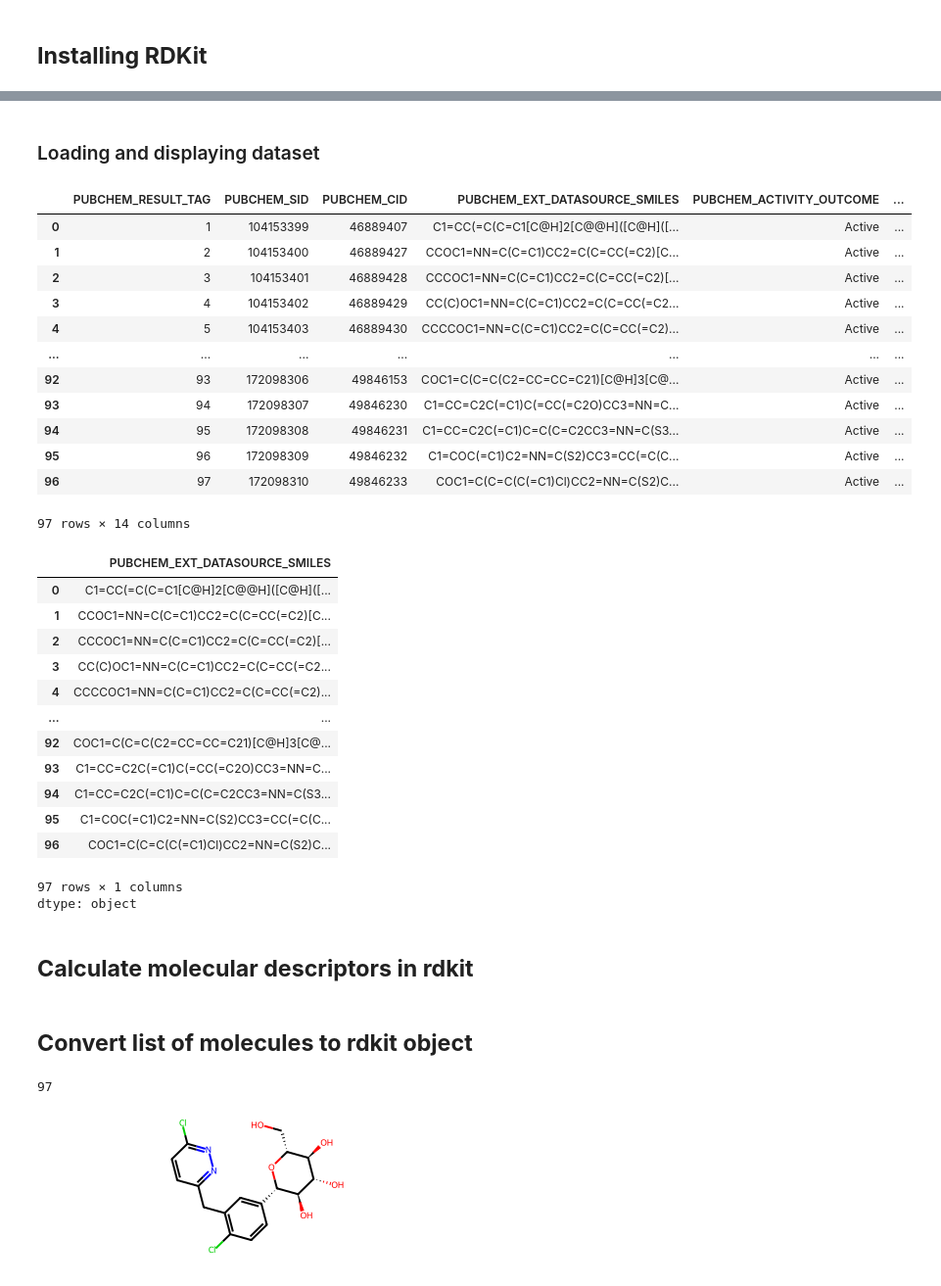
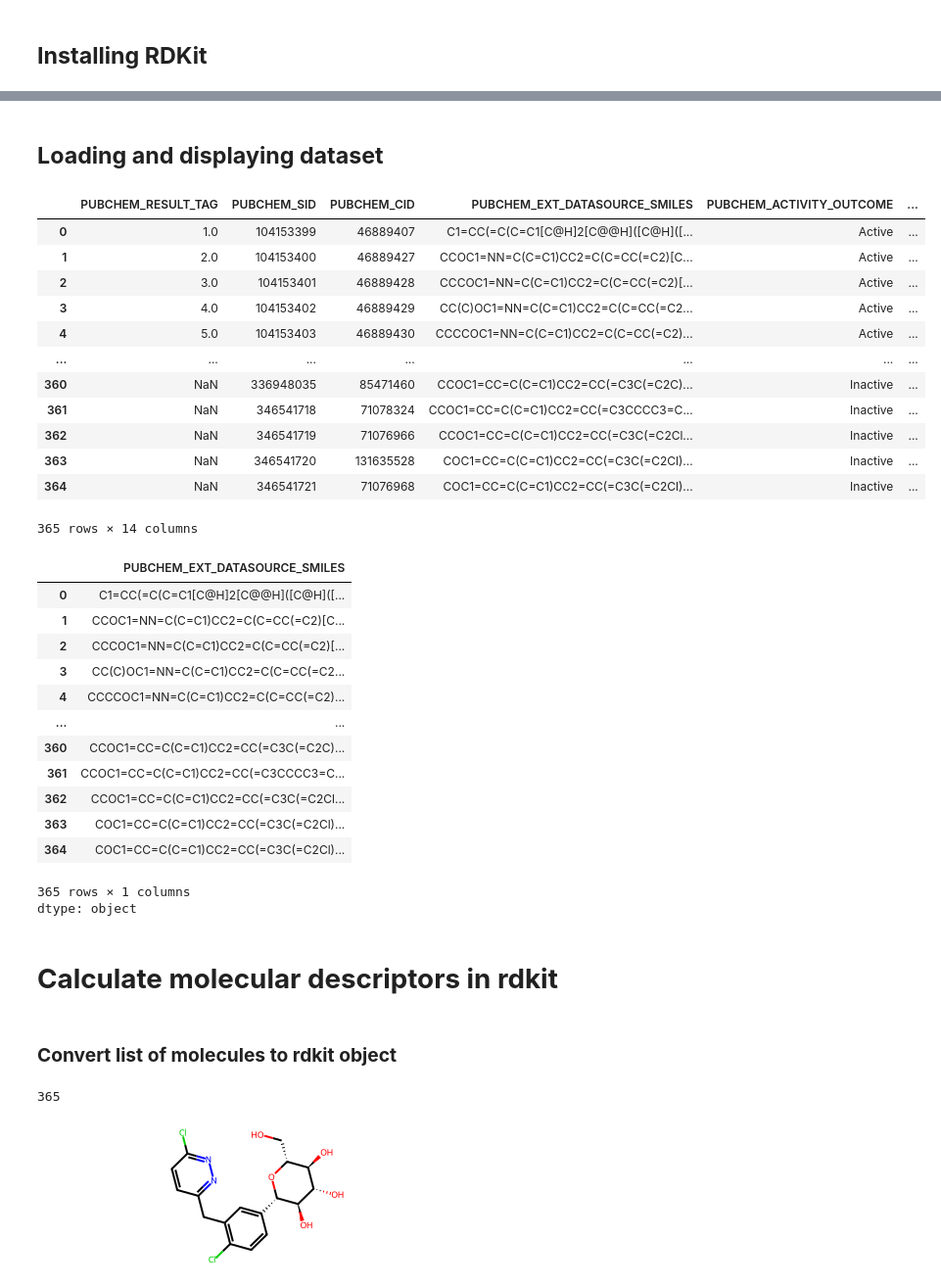
Before and after one commit to Seyram-1/AI-Internship_1, a Jupyter notebook: AI_internship_project.ipynb, the cells around one changed output, grey strips where cells are left out. Shown at 98% size. Cells and saved outputs as stored; diff of their text form; code cells hidden in the pictures.

```diff
--- a/AI_internship_project.ipynb
+++ b/AI_internship_project.ipynb
@@ -38,24 +38,24 @@ Requirement already satisfied: Pillow in /usr/local/lib/python3.7/site-packages
 # %%
 import pandas as pd
 # %% [markdown]
-### Loading and displaying dataset
+## **Loading and displaying dataset**
 # %%
-dataset = pd.read_excel('/content/Pubchem_data_SGLT2_03112025.xlsx')
+dataset = pd.read_excel('/content/Punchem_data_SGLT2_03112025_integrated.xlsx')
 dataset
 # %% [output]
 |  | PUBCHEM_RESULT_TAG | PUBCHEM_SID | PUBCHEM_CID | PUBCHEM_EXT_DATASOURCE_SMILES | PUBCHEM_ACTIVITY_OUTCOME | ... |
-| 0 | 1 | 104153399 | 46889407 | C1=CC(=C(C=C1[C@H]2[C@@H]([C@H]([... | Active | ... |
-| 1 | 2 | 104153400 | 46889427 | CCOC1=NN=C(C=C1)CC2=C(C=CC(=C2)[C... | Active | ... |
-| 2 | 3 | 104153401 | 46889428 | CCCOC1=NN=C(C=C1)CC2=C(C=CC(=C2)[... | Active | ... |
-| 3 | 4 | 104153402 | 46889429 | CC(C)OC1=NN=C(C=C1)CC2=C(C=CC(=C2... | Active | ... |
-| 4 | 5 | 104153403 | 46889430 | CCCCOC1=NN=C(C=C1)CC2=C(C=CC(=C2)... | Active | ... |
+| 0 | 1.0 | 104153399 | 46889407 | C1=CC(=C(C=C1[C@H]2[C@@H]([C@H]([... | Active | ... |
+| 1 | 2.0 | 104153400 | 46889427 | CCOC1=NN=C(C=C1)CC2=C(C=CC(=C2)[C... | Active | ... |
+| 2 | 3.0 | 104153401 | 46889428 | CCCOC1=NN=C(C=C1)CC2=C(C=CC(=C2)[... | Active | ... |
+| 3 | 4.0 | 104153402 | 46889429 | CC(C)OC1=NN=C(C=C1)CC2=C(C=CC(=C2... | Active | ... |
+| 4 | 5.0 | 104153403 | 46889430 | CCCCOC1=NN=C(C=C1)CC2=C(C=CC(=C2)... | Active | ... |
 | ... | ... | ... | ... | ... | ... | ... |
-| 92 | 93 | 172098306 | 49846153 | COC1=C(C=C(C2=CC=CC=C21)[C@H]3[C@... | Active | ... |
-| 93 | 94 | 172098307 | 49846230 | C1=CC=C2C(=C1)C(=CC(=C2O)CC3=NN=C... | Active | ... |
-| 94 | 95 | 172098308 | 49846231 | C1=CC=C2C(=C1)C=C(C=C2CC3=NN=C(S3... | Active | ... |
-| 95 | 96 | 172098309 | 49846232 | C1=COC(=C1)C2=NN=C(S2)CC3=CC(=C(C... | Active | ... |
-| 96 | 97 | 172098310 | 49846233 | COC1=C(C=C(C(=C1)Cl)CC2=NN=C(S2)C... | Active | ... |
+| 360 | NaN | 336948035 | 85471460 | CCOC1=CC=C(C=C1)CC2=CC(=C3C(=C2C)... | Inactive | ... |
+| 361 | NaN | 346541718 | 71078324 | CCOC1=CC=C(C=C1)CC2=CC(=C3CCCC3=C... | Inactive | ... |
+| 362 | NaN | 346541719 | 71076966 | CCOC1=CC=C(C=C1)CC2=CC(=C3C(=C2Cl... | Inactive | ... |
+| 363 | NaN | 346541720 | 131635528 | COC1=CC=C(C=C1)CC2=CC(=C3C(=C2Cl)... | Inactive | ... |
+| 364 | NaN | 346541721 | 71076968 | COC1=CC=C(C=C1)CC2=CC(=C3C(=C2Cl)... | Inactive | ... |
-97 rows × 14 columns
+365 rows × 14 columns
 # %%
 display(dataset['PUBCHEM_EXT_DATASOURCE_SMILES'])
 # %% [output]
@@ -66,14 +66,14 @@ display(dataset['PUBCHEM_EXT_DATASOURCE_SMILES'])
 | 3 | CC(C)OC1=NN=C(C=C1)CC2=C(C=CC(=C2... |
 | 4 | CCCCOC1=NN=C(C=C1)CC2=C(C=CC(=C2)... |
 | ... | ... |
-| 92 | COC1=C(C=C(C2=CC=CC=C21)[C@H]3[C@... |
-| 93 | C1=CC=C2C(=C1)C(=CC(=C2O)CC3=NN=C... |
-| 94 | C1=CC=C2C(=C1)C=C(C=C2CC3=NN=C(S3... |
-| 95 | C1=COC(=C1)C2=NN=C(S2)CC3=CC(=C(C... |
-| 96 | COC1=C(C=C(C(=C1)Cl)CC2=NN=C(S2)C... |
+| 360 | CCOC1=CC=C(C=C1)CC2=CC(=C3C(=C2C)... |
+| 361 | CCOC1=CC=C(C=C1)CC2=CC(=C3CCCC3=C... |
+| 362 | CCOC1=CC=C(C=C1)CC2=CC(=C3C(=C2Cl... |
+| 363 | COC1=CC=C(C=C1)CC2=CC(=C3C(=C2Cl)... |
+| 364 | COC1=CC=C(C=C1)CC2=CC(=C3C(=C2Cl)... |
-97 rows × 1 columns
+365 rows × 1 columns
 dtype: object
 # %% [markdown]
-## **Calculate molecular descriptors in rdkit**
+# **Calculate molecular descriptors in rdkit**
 # %% [markdown]
-## **Convert list of molecules to rdkit object**
+### **Convert list of molecules to rdkit object**
@@ -85,4 +87,4 @@ for element in dataset['PUBCHEM_EXT_DATASOURCE_SMILES']:
 # %%
 len(mol_list)
 # %% [output]
-97
+365
```
Also changed, not shown: parts of 50 cells of this notebook.
